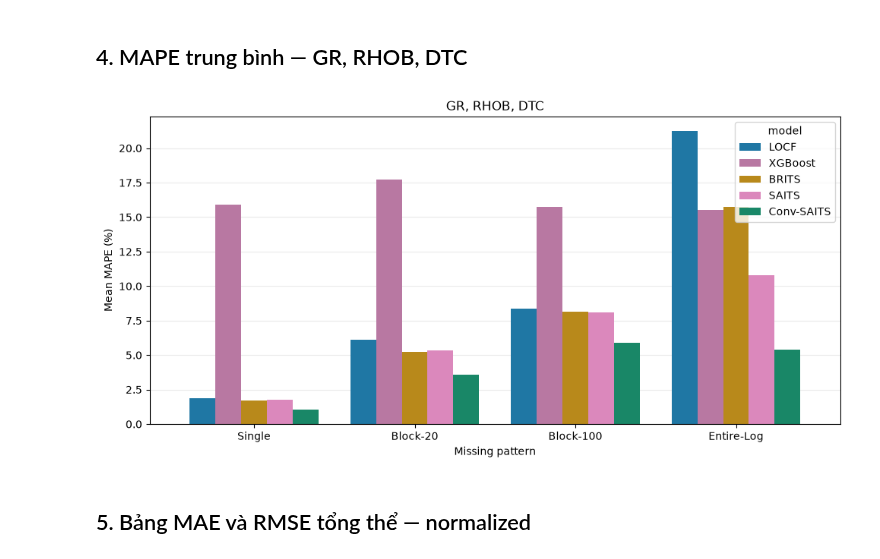
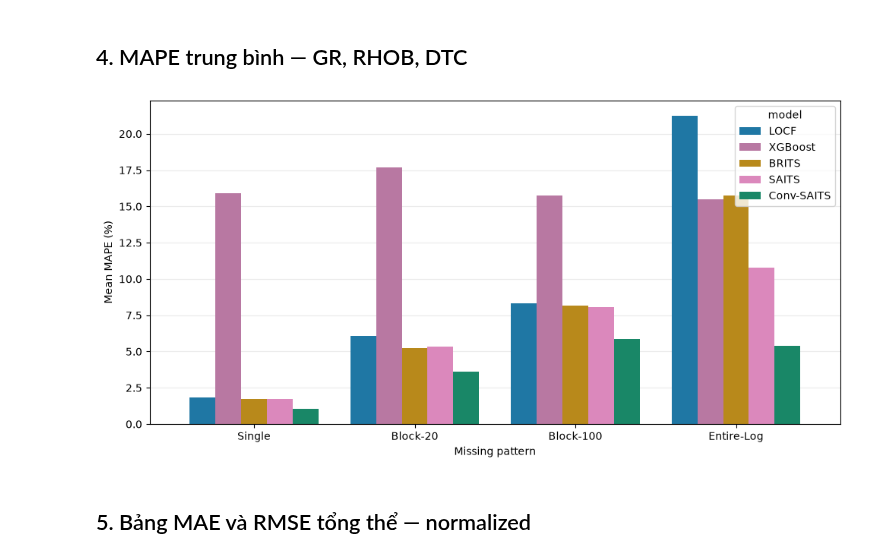
Before and after one commit to tranminhduc9/well-log-imputation, a Jupyter notebook: notebook/visualize_results.ipynb, the cells around one changed output. Drawn from its saved outputs; the diff is of its cells as text; code cells hidden in the pictures.

```diff
--- a/notebook/visualize_results.ipynb
+++ b/notebook/visualize_results.ipynb
@@ -81,15 +81,14 @@ for metric in ['mae', 'rmse']:
 # %%
 mape = (original[original['group'].isin(['GR', 'RHOB', 'DTC'])]
         .groupby(['model', 'scenario'], as_index=False)['mape_mean'].mean())
 fig, ax = plt.subplots(figsize=(10, 5))
 bar_chart(mape, 'mape_mean', ax, 'Mean MAPE (%)')
-ax.set_title('GR, RHOB, DTC')
 fig.tight_layout()
 fig.savefig(FIG_DIR / f'{SPLIT}_mape.png', dpi=180)
 plt.show()
 plt.close(fig)
 # %% [output]
-[figure, old version]
+[figure, new version]
 # %% [markdown]
 ## 5. Bảng MAE và RMSE tổng thể — normalized
 # %%
```
Also changed, not shown: parts of 8 cells of this notebook, 1 other file.
